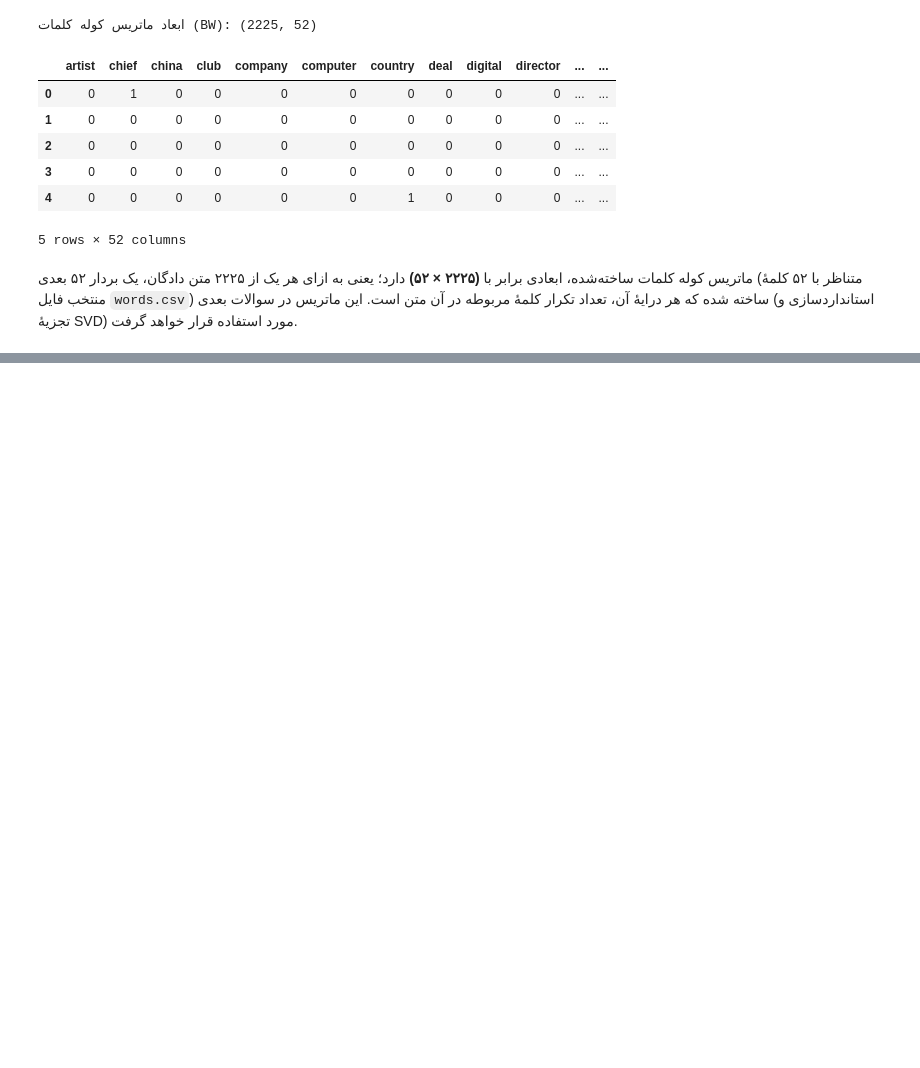
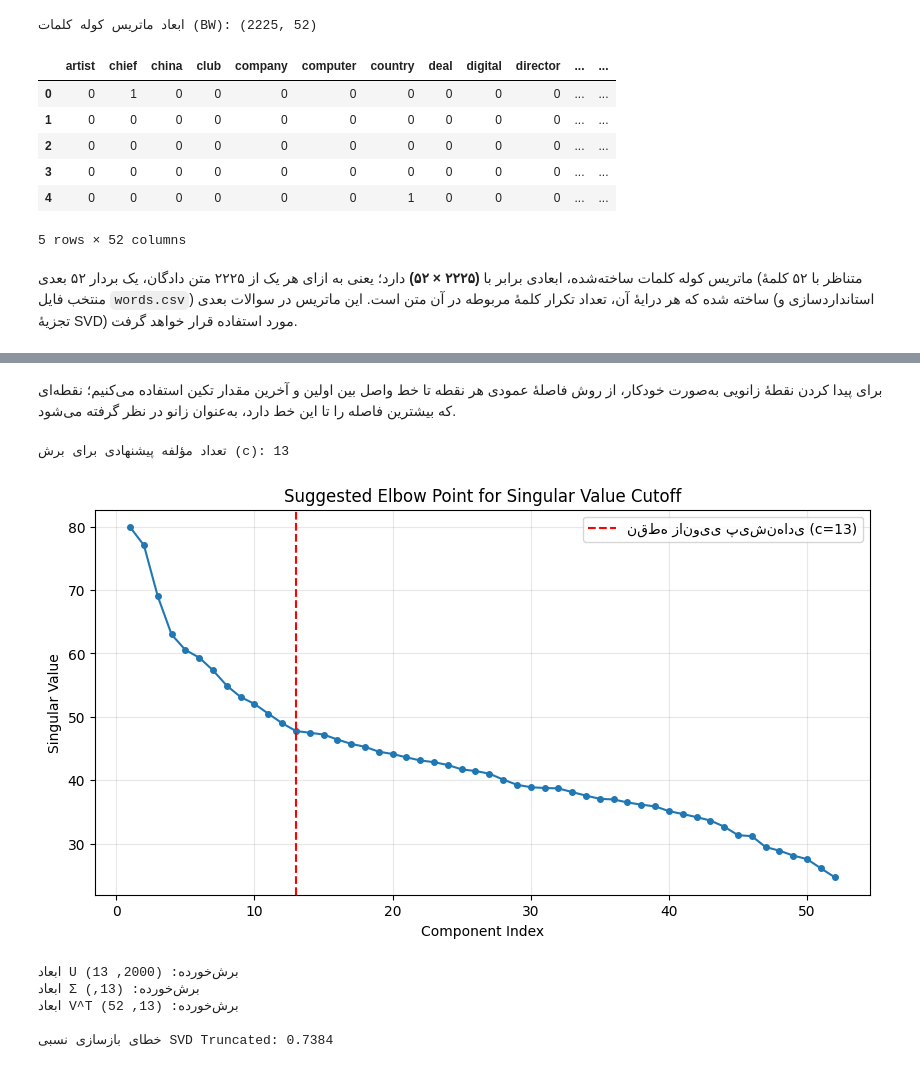
Before and after one commit to MMDHOP/Projects, a Jupyter notebook: LSA_News_Classification/Code.ipynb, the cells around one changed output, grey strips where cells are left out. Drawn from its saved outputs; the diff is of its cells as text; code cells hidden in the pictures; blank space fills up the shorter version.

```diff
--- a/LSA_News_Classification/Code.ipynb
+++ b/LSA_News_Classification/Code.ipynb
@@ -215,0 +286,53 @@ BW_df.head()
+# %% [markdown]
+برای پیدا کردن نقطهٔ زانویی به‌صورت خودکار، از روش فاصلهٔ عمودی هر نقطه تا خط واصل بین اولین و آخرین
+مقدار تکین استفاده می‌کنیم؛ نقطه‌ای که بیشترین فاصله را تا این خط دارد، به‌عنوان زانو در نظر گرفته می‌شود.
+# %%
+def find_elbow(S):
+    """یافتن نقطه زانویی با روش بیشینه فاصله عمودی تا خط واصل اولین و آخرین نقطه"""
+    n = len(S)
+    coords = np.column_stack((np.arange(n), S))
+    line_vec = coords[-1] - coords[0]
+    line_vec_norm = line_vec / np.linalg.norm(line_vec)
+    vecs_from_first = coords - coords[0]
+    proj_lengths = vecs_from_first @ line_vec_norm
+    proj = np.outer(proj_lengths, line_vec_norm)
+    perp = vecs_from_first - proj
+    dists = np.linalg.norm(perp, axis=1)
+    return int(np.argmax(dists)) + 1  # +1 چون شماره مؤلفه از ۱ شروع می‌شود
+
+c = find_elbow(S)
+print(f"تعداد مؤلفه پیشنهادی برای برش (c): {c}")
+
+plt.figure(figsize=(10, 5))
+plt.plot(range(1, len(S) + 1), S, marker='o', markersize=4)
+plt.axvline(c, color='red', linestyle='--', label=f'Suggested Elbow Point (c={c})')
+plt.xlabel('Component Index')
+plt.ylabel('Singular Value')
+plt.title('Suggested Elbow Point for Singular Value Cutoff')
+plt.legend()
+plt.grid(True, alpha=0.3)
+plt.show()
+# %% [output]
+تعداد مؤلفه پیشنهادی برای برش (c): 13
+[figure, added]
+# %%
+# اجرای SVD Truncated با برش در مؤلفه c
+U_trunc = U[:, :c]
+S_trunc = S[:c]
+Vt_trunc = Vt[:c, :]
+
+print("ابعاد U برش‌خورده:", U_trunc.shape)
+print("ابعاد Σ برش‌خورده:", S_trunc.shape)
+print("ابعاد V^T برش‌خورده:", Vt_trunc.shape)
+
+X_approx_trunc = U_trunc @ np.diag(S_trunc) @ Vt_trunc
+
+# خطای بازسازی نسبی بر حسب نرم فروبنیوس
+reconstruction_error_trunc = np.linalg.norm(X - X_approx_trunc, 'fro') / np.linalg.norm(X, 'fro')
+print(f"\nخطای بازسازی نسبی SVD Truncated: {reconstruction_error_trunc:.4f}")
+# %% [output]
+ابعاد U برش‌خورده: (2000, 13)
+ابعاد Σ برش‌خورده: (13,)
+ابعاد V^T برش‌خورده: (13, 52)
+
+خطای بازسازی نسبی SVD Truncated: 0.7384
```
Also changed, not shown: parts of 12 cells of this notebook.
